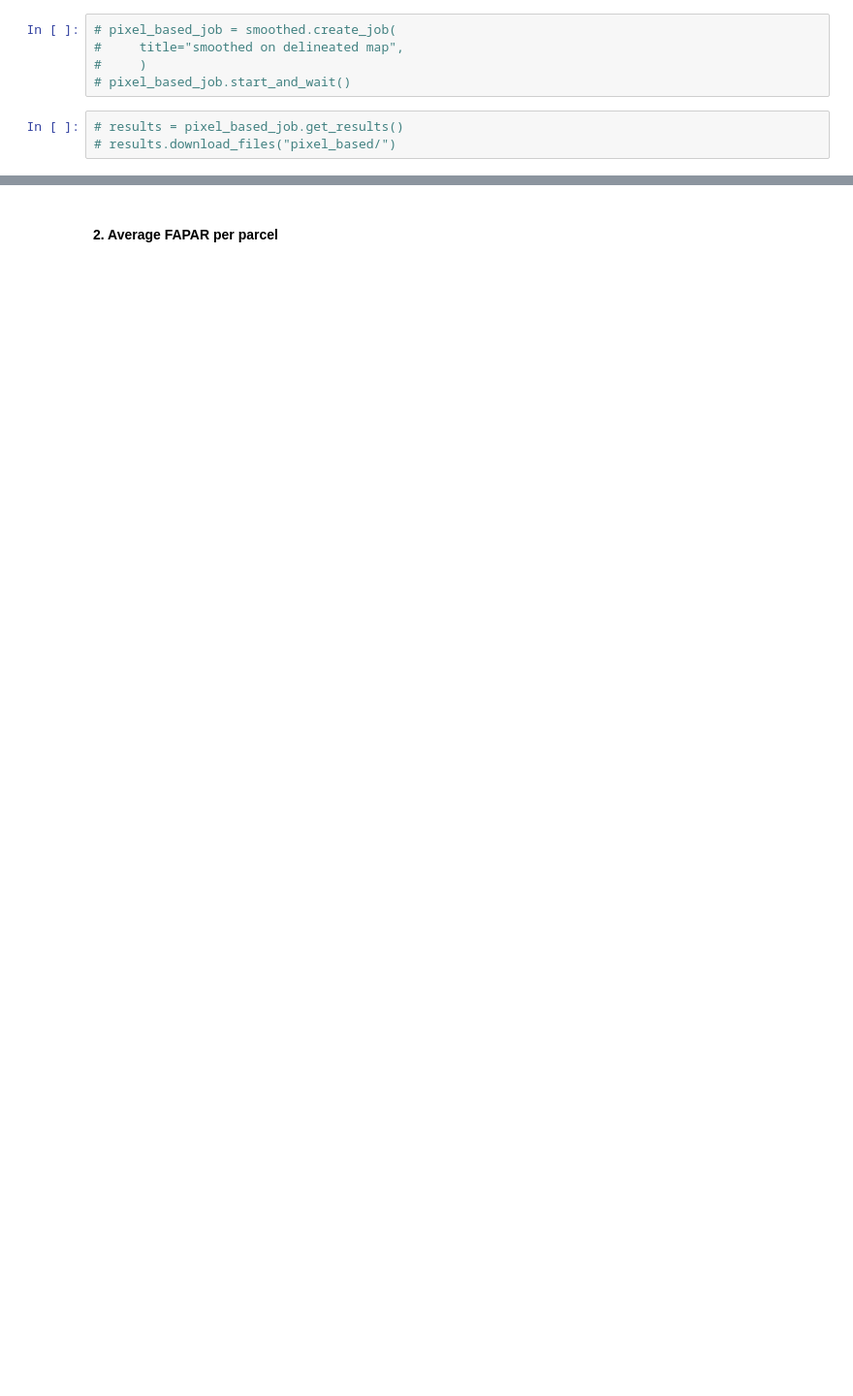
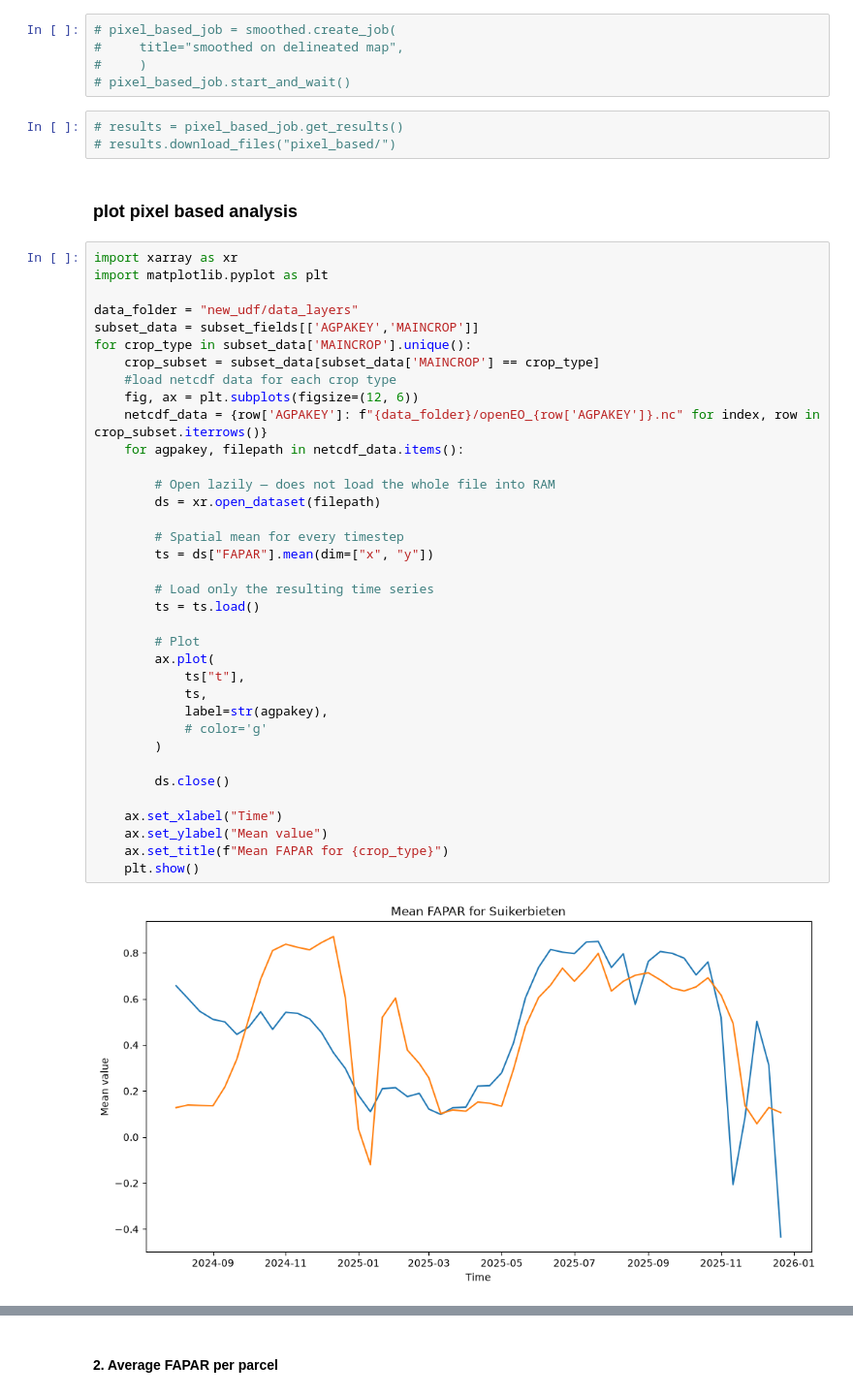
Before and after one commit to VITObelgium/openeo_algorithm_catalog, a Jupyter notebook: general_test/draft_v1.ipynb, the cells around one changed output, grey strips where cells are left out. Shown at 97% size. Saved outputs shown, nothing was run; the diff lists cells and outputs as text; blank space fills up the shorter version.

```diff
--- a/general_test/draft_v1.ipynb
+++ b/general_test/draft_v1.ipynb
@@ -158,3 +218,43 @@ deked_job.start_and_wait()
 # %%
 # results = pixel_based_job.get_results()
 # results.download_files("pixel_based/")
+# %% [markdown]
+### plot pixel based analysis
+# %%
+import xarray as xr
+import matplotlib.pyplot as plt
+
+data_folder = "new_udf/data_layers"
+subset_data = subset_fields[['AGPAKEY','MAINCROP']]
+for crop_type in subset_data['MAINCROP'].unique():
+    crop_subset = subset_data[subset_data['MAINCROP'] == crop_type]
+    #load netcdf data for each crop type
+    fig, ax = plt.subplots(figsize=(12, 6))
+    netcdf_data = {row['AGPAKEY']: f"{data_folder}/openEO_{row['AGPAKEY']}.nc" for index, row in crop_subset.iterrows()}
+    for agpakey, filepath in netcdf_data.items():
+
+        # Open lazily — does not load the whole file into RAM
+        ds = xr.open_dataset(filepath)
+
+        # Spatial mean for every timestep
+        ts = ds["FAPAR"].mean(dim=["x", "y"])
+
+        # Load only the resulting time series
+        ts = ts.load()
+
+        # Plot
+        ax.plot(
+            ts["t"],
+            ts,
+            label=str(agpakey),
+            # color='g'
+        )
+
+        ds.close()
+
+    ax.set_xlabel("Time")
+    ax.set_ylabel("Mean value")
+    ax.set_title(f"Mean FAPAR for {crop_type}")
+    plt.show()
+# %% [output]
+[figure, added]
```
Also changed, not shown: parts of 30 cells of this notebook, 1 other file.
